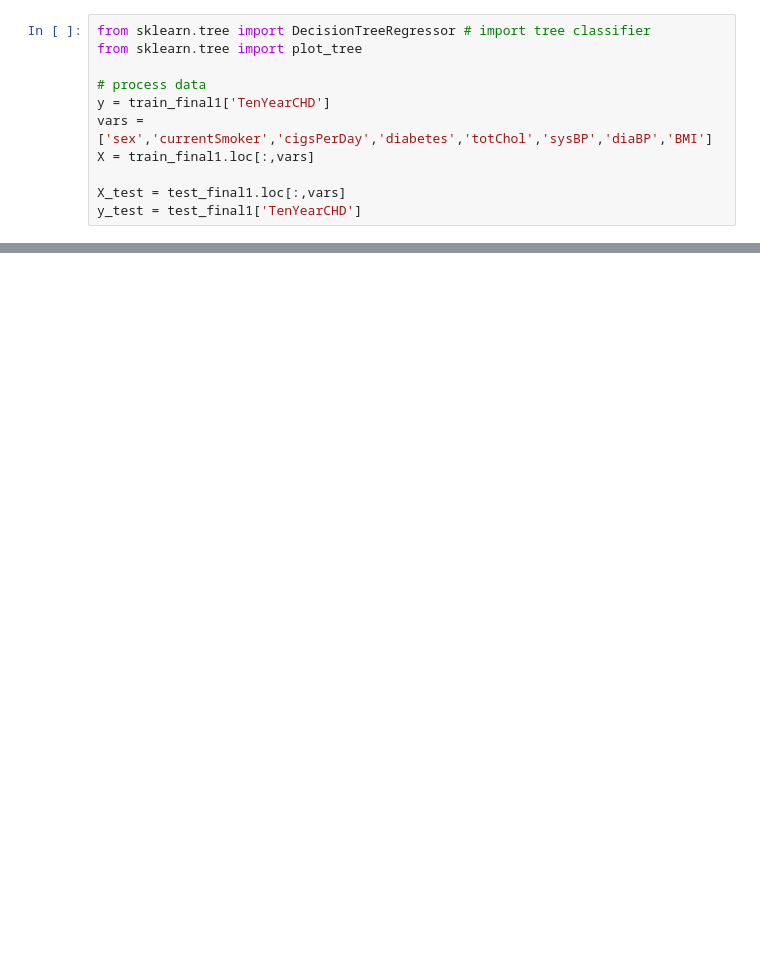
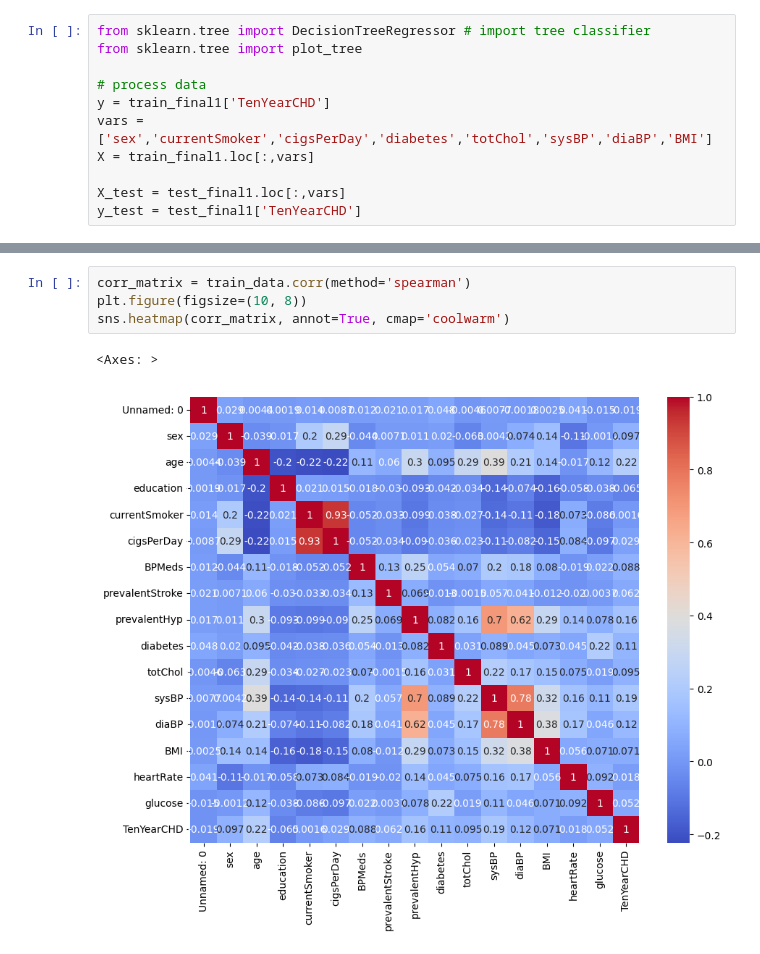
Before and after one commit to Catherine-Nguyen88/project_chd, a Jupyter notebook: chd_Isabella's_part.ipynb, the cells around one changed output, grey strips where cells are left out. Drawn from its saved outputs; the diff is of its cells as text; blank space fills up the shorter version.

```diff
--- a/chd_Isabella's_part.ipynb
+++ b/chd_Isabella's_part.ipynb
@@ -159,0 +247,7 @@ RMSE:  0.05493652853028063
+# %%
+corr_matrix = train_data.corr(method='spearman')
+plt.figure(figsize=(10, 8))
+sns.heatmap(corr_matrix, annot=True, cmap='coolwarm')
+# %% [output]
+<Axes: >
+[figure, added]
```
Also changed, not shown: parts of 14 cells of this notebook.
